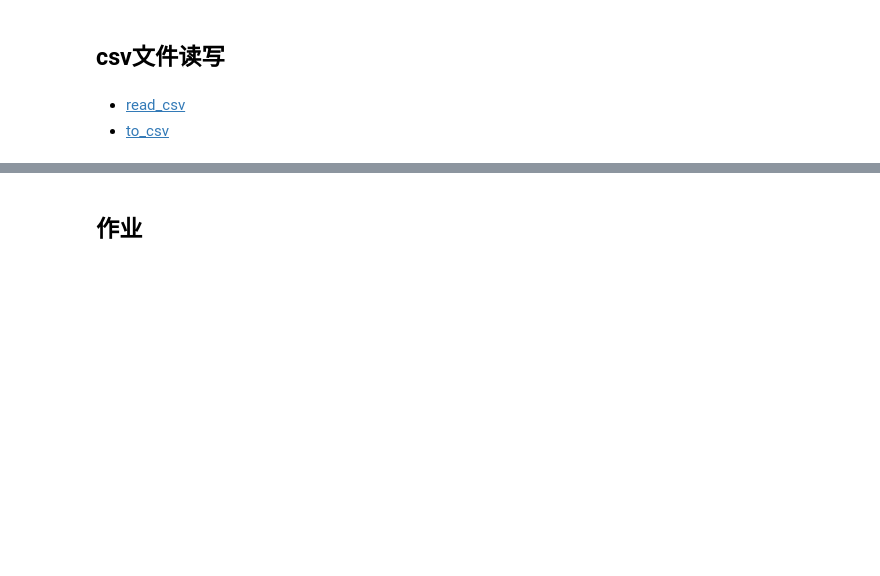
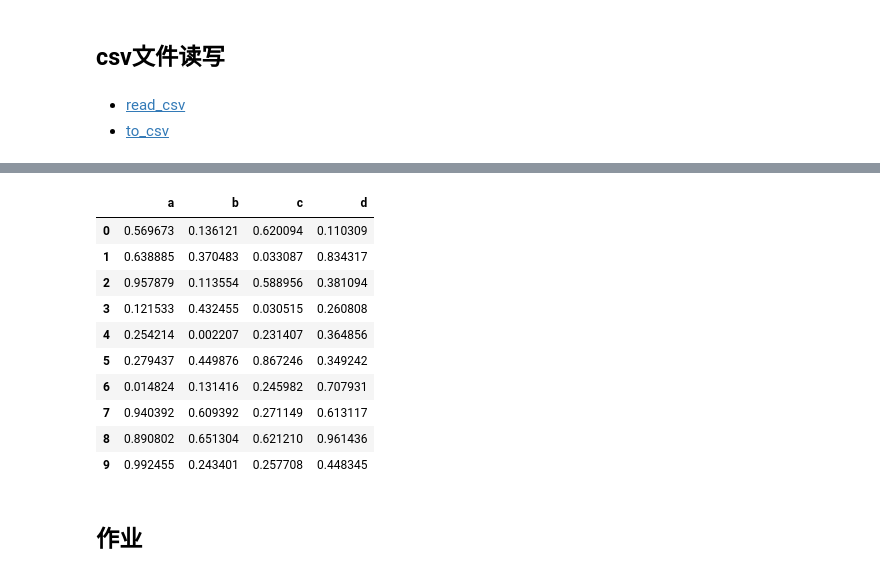
Before and after one commit to ZeweiChu/pandas-tutorial, a Jupyter notebook: 2018-May/pandas-1-student.ipynb, the cells around one changed output, grey strips where cells are left out. Drawn from its saved outputs; the diff is of its cells as text; code cells hidden in the pictures; blank space fills up the shorter version.

```diff
--- a/2018-May/pandas-1-student.ipynb
+++ b/2018-May/pandas-1-student.ipynb
@@ -153,0 +1231,15 @@ by 褚则伟 zeweichu@gmail.com
+# %%
+df = pd.DataFrame(np.random.rand(10, 4), columns=list('abcd'))
+df
+# %% [output]
+|  | a | b | c | d |
+| 0 | 0.569673 | 0.136121 | 0.620094 | 0.110309 |
+| 1 | 0.638885 | 0.370483 | 0.033087 | 0.834317 |
+| 2 | 0.957879 | 0.113554 | 0.588956 | 0.381094 |
+| 3 | 0.121533 | 0.432455 | 0.030515 | 0.260808 |
+| 4 | 0.254214 | 0.002207 | 0.231407 | 0.364856 |
+| 5 | 0.279437 | 0.449876 | 0.867246 | 0.349242 |
+| 6 | 0.014824 | 0.131416 | 0.245982 | 0.707931 |
+| 7 | 0.940392 | 0.609392 | 0.271149 | 0.613117 |
+| 8 | 0.890802 | 0.651304 | 0.621210 | 0.961436 |
+| 9 | 0.992455 | 0.243401 | 0.257708 | 0.448345 |
```
Also changed, not shown: parts of 146 cells of this notebook, 4 other files.
